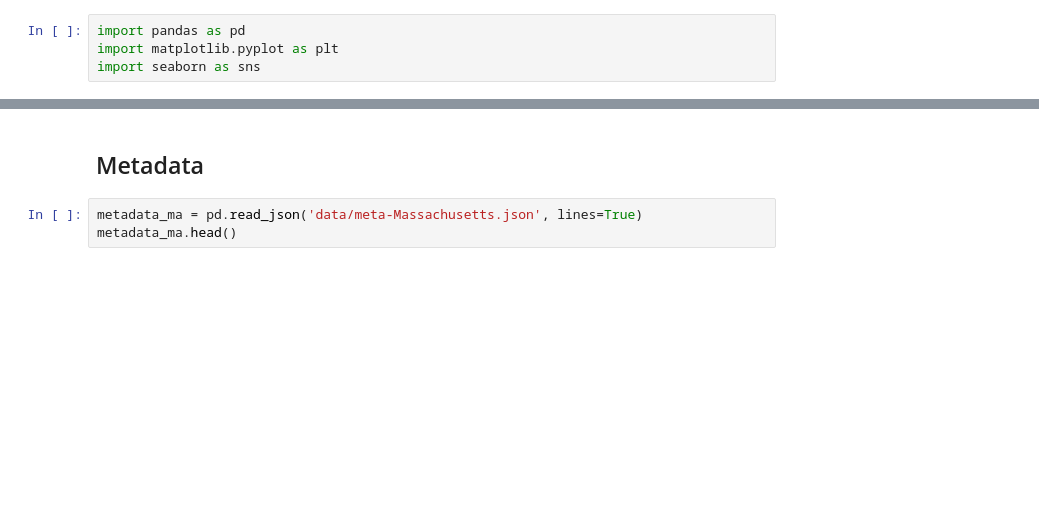
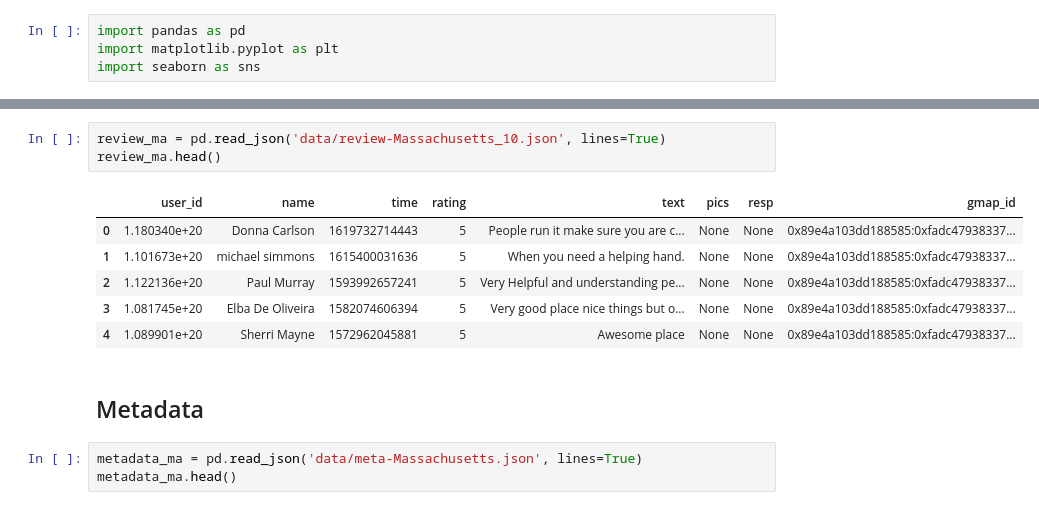
Before and after one commit to yuqinbailey/Restaurant-Rec-Google-Reviews, a Jupyter notebook: 2_EDA.ipynb, the cells around one changed output, grey strips where cells are left out. Drawn from its saved outputs; the diff is of its cells as text; blank space fills up the shorter version.

```diff
--- a/2_EDA.ipynb
+++ b/2_EDA.ipynb
@@ -32,3 +28,13 @@ plt.show()
+# %%
+review_ma = pd.read_json('data/review-Massachusetts_10.json', lines=True)
+review_ma.head()
+# %% [output]
+|  | user_id | name | time | rating | text | pics | resp | gmap_id |
+| 0 | 1.180340e+20 | Donna Carlson | 1619732714443 | 5 | People run it make sure you are c... | None | None | 0x89e4a103dd188585:0xfadc47938337... |
+| 1 | 1.101673e+20 | michael simmons | 1615400031636 | 5 | When you need a helping hand. | None | None | 0x89e4a103dd188585:0xfadc47938337... |
+| 2 | 1.122136e+20 | Paul Murray | 1593992657241 | 5 | Very Helpful and understanding pe... | None | None | 0x89e4a103dd188585:0xfadc47938337... |
+| 3 | 1.081745e+20 | Elba De Oliveira | 1582074606394 | 5 | Very good place nice things but o... | None | None | 0x89e4a103dd188585:0xfadc47938337... |
+| 4 | 1.089901e+20 | Sherri Mayne | 1572962045881 | 5 | Awesome place | None | None | 0x89e4a103dd188585:0xfadc47938337... |
 # %% [markdown]
 ## Metadata
 # %%
```
Also changed, not shown: parts of 30 cells of this notebook, 1 other file.
